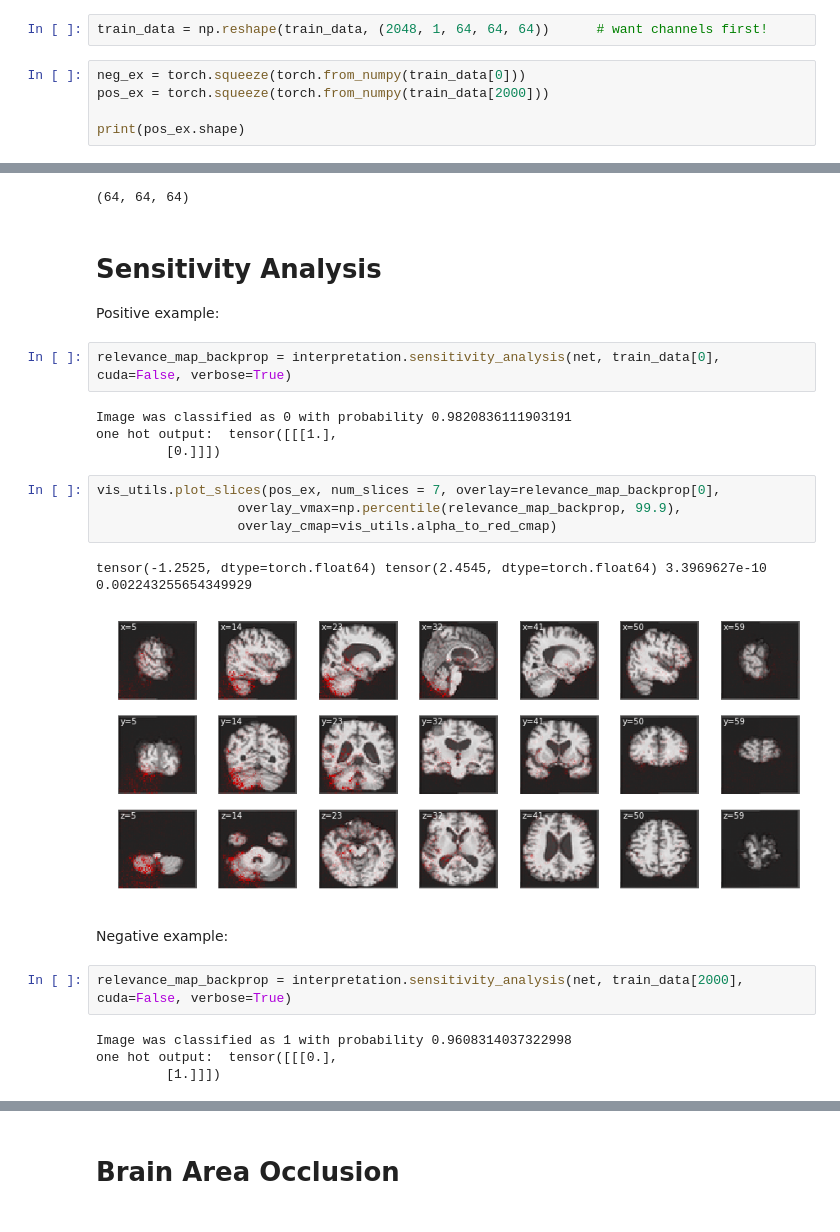
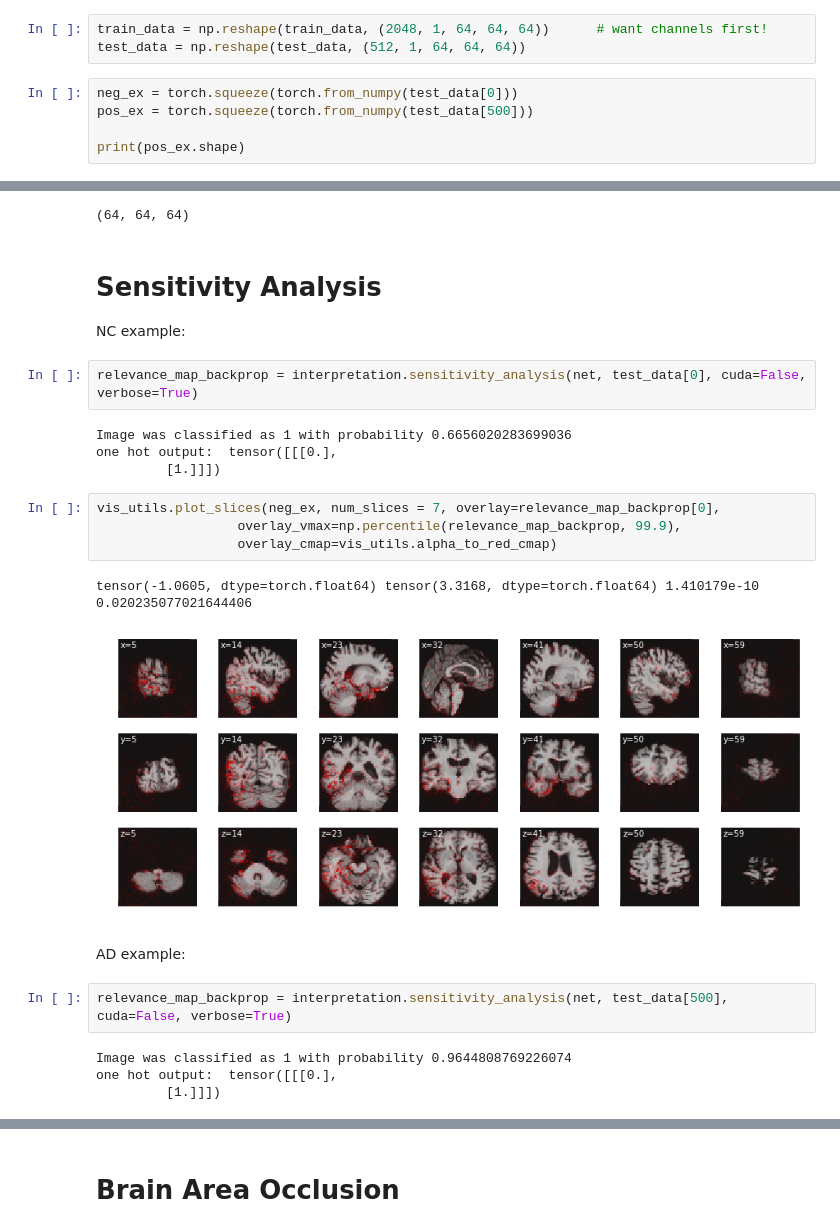
Before and after one commit to kathyfan/cs231n-adni, a Jupyter notebook: new_code/occlusion_backprop_vis.ipynb, the cells around one changed output, grey strips where cells are left out. Cells and saved outputs as stored; diff of their text form.

```diff
--- a/new_code/occlusion_backprop_vis.ipynb
+++ b/new_code/occlusion_backprop_vis.ipynb
@@ -46,9 +46,10 @@ train_data[0].shape
 (1, 64, 64, 64)
 # %%
 train_data = np.reshape(train_data, (2048, 1, 64, 64, 64))      # want channels first!
+test_data = np.reshape(test_data, (512, 1, 64, 64, 64))
 # %%
-neg_ex = torch.squeeze(torch.from_numpy(train_data[0]))
-pos_ex = torch.squeeze(torch.from_numpy(train_data[2000]))
+neg_ex = torch.squeeze(torch.from_numpy(test_data[0]))
+pos_ex = torch.squeeze(torch.from_numpy(test_data[500]))
 
 print(pos_ex.shape)
 # %% [output]
@@ -88,26 +89,26 @@ train_data[0][0].shape
 # %% [markdown]
 # Sensitivity Analysis
 
-Positive example:
+NC example:
 # %%
-relevance_map_backprop = interpretation.sensitivity_analysis(net, train_data[0], cuda=False, verbose=True)
+relevance_map_backprop = interpretation.sensitivity_analysis(net, test_data[0], cuda=False, verbose=True)
 # %% [output]
-Image was classified as 0 with probability 0.9820836111903191
-one hot output:  tensor([[[1.],
-         [0.]]])
+Image was classified as 1 with probability 0.6656020283699036
+one hot output:  tensor([[[0.],
+         [1.]]])
 # %%
-vis_utils.plot_slices(pos_ex, num_slices = 7, overlay=relevance_map_backprop[0],
+vis_utils.plot_slices(neg_ex, num_slices = 7, overlay=relevance_map_backprop[0],
                   overlay_vmax=np.percentile(relevance_map_backprop, 99.9),
                   overlay_cmap=vis_utils.alpha_to_red_cmap)
 # %% [output]
-tensor(-1.2525, dtype=torch.float64) tensor(2.4545, dtype=torch.float64) 3.3969627e-10 0.002243255654349929
+tensor(-1.0605, dtype=torch.float64) tensor(3.3168, dtype=torch.float64) 1.410179e-10 0.020235077021644406
-[figure, old version]
+[figure, new version]
 # %% [markdown]
-Negative example:
+AD example:
 # %%
-relevance_map_backprop = interpretation.sensitivity_analysis(net, train_data[2000], cuda=False, verbose=True)
+relevance_map_backprop = interpretation.sensitivity_analysis(net, test_data[500], cuda=False, verbose=True)
 # %% [output]
-Image was classified as 1 with probability 0.9608314037322998
+Image was classified as 1 with probability 0.9644808769226074
 one hot output:  tensor([[[0.],
          [1.]]])
 # %%
```
Also changed, not shown: parts of 19 cells of this notebook.
